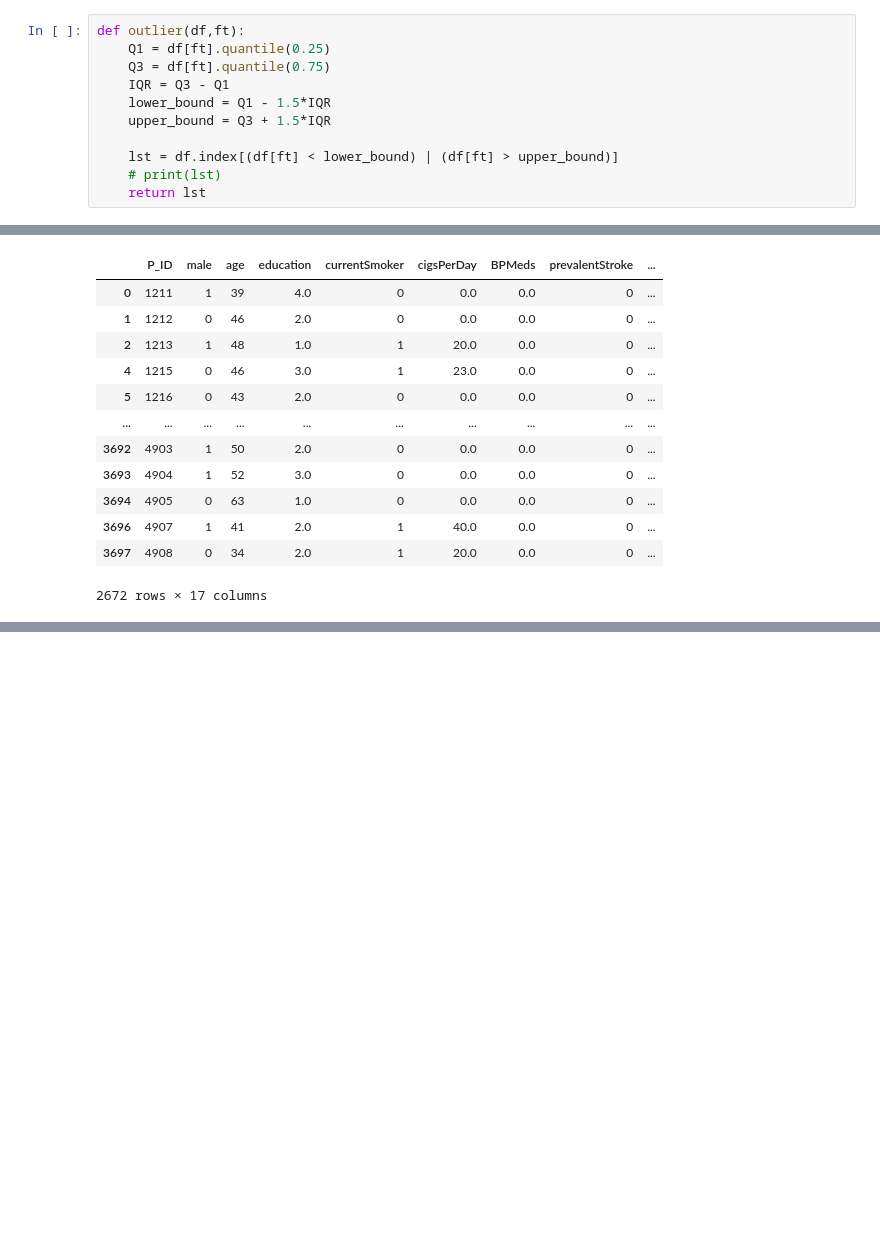
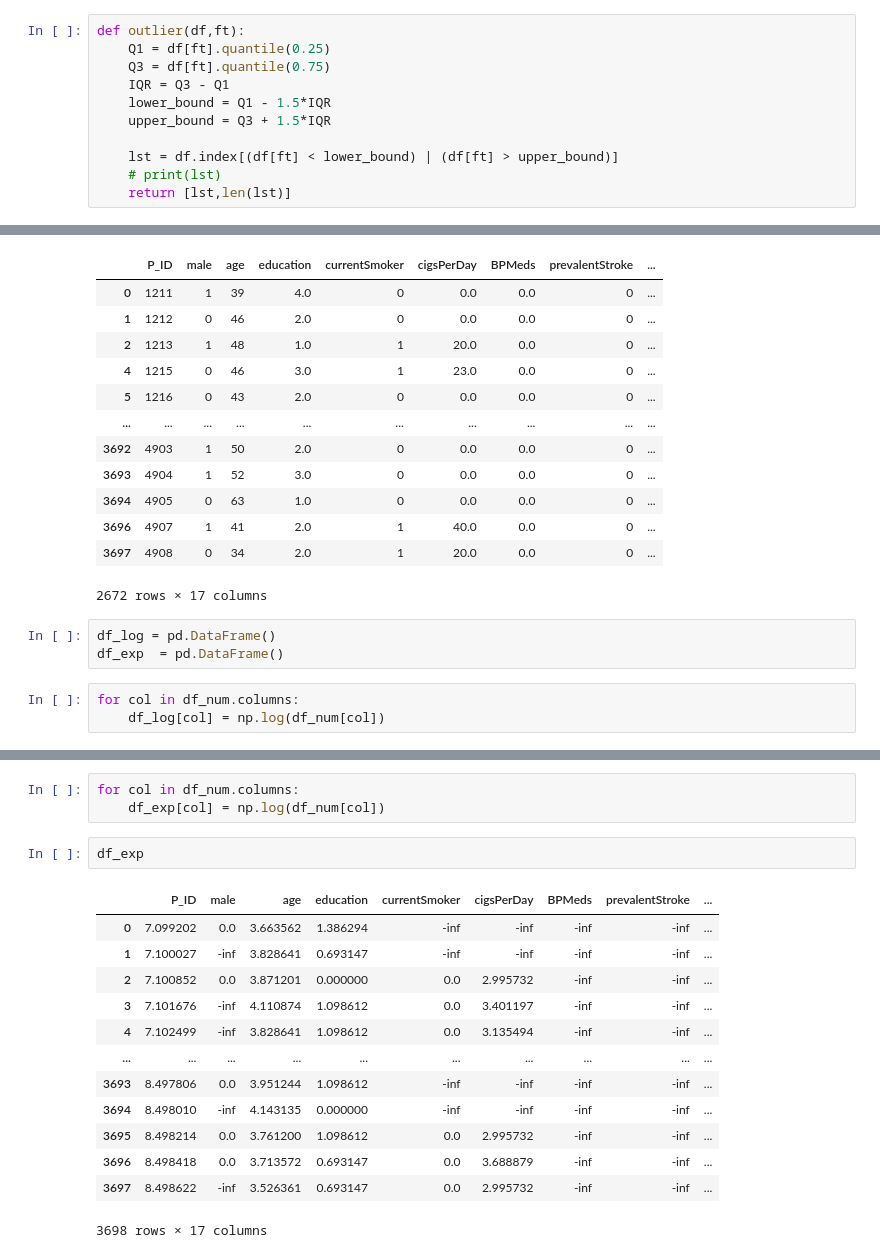
Before and after one commit to Nitin-Diwakar/Case-Study-Data-scientist-Challenge_dataset_Persistent_Non_Persistent, a Jupyter notebook: Untitled.ipynb, the cells around one changed output, grey strips where cells are left out. Drawn from its saved outputs; the diff is of its cells as text; blank space fills up the shorter version.

```diff
--- a/Untitled.ipynb
+++ b/Untitled.ipynb
@@ -175,7 +175,7 @@ def outlier(df,ft):
 
     lst = df.index[(df[ft] < lower_bound) | (df[ft] > upper_bound)]
     # print(lst)
-    return lst
+    return [lst,len(lst)]
 # %%
 indx_lst = []
 for col in df_num.columns:
@@ -223,3 +225,9 @@ df_treatment
 | 3696 | 4907 | 1 | 41 | 2.0 | 1 | 40.0 | 0.0 | 0 | ... |
 | 3697 | 4908 | 0 | 34 | 2.0 | 1 | 20.0 | 0.0 | 0 | ... |
 2672 rows × 17 columns
+# %%
+df_log = pd.DataFrame()
+df_exp  = pd.DataFrame()
+# %%
+for col in df_num.columns:
+    df_log[col] = np.log(df_num[col])
@@ -225,0 +243,19 @@ df_treatment
+# %%
+for col in df_num.columns:
+    df_exp[col] = np.log(df_num[col])
+# %%
+df_exp
+# %% [output]
+|  | P_ID | male | age | education | currentSmoker | cigsPerDay | BPMeds | prevalentStroke | ... |
+| 0 | 7.099202 | 0.0 | 3.663562 | 1.386294 | -inf | -inf | -inf | -inf | ... |
+| 1 | 7.100027 | -inf | 3.828641 | 0.693147 | -inf | -inf | -inf | -inf | ... |
+| 2 | 7.100852 | 0.0 | 3.871201 | 0.000000 | 0.0 | 2.995732 | -inf | -inf | ... |
+| 3 | 7.101676 | -inf | 4.110874 | 1.098612 | 0.0 | 3.401197 | -inf | -inf | ... |
+| 4 | 7.102499 | -inf | 3.828641 | 1.098612 | 0.0 | 3.135494 | -inf | -inf | ... |
+| ... | ... | ... | ... | ... | ... | ... | ... | ... | ... |
+| 3693 | 8.497806 | 0.0 | 3.951244 | 1.098612 | -inf | -inf | -inf | -inf | ... |
+| 3694 | 8.498010 | -inf | 4.143135 | 0.000000 | -inf | -inf | -inf | -inf | ... |
+| 3695 | 8.498214 | 0.0 | 3.761200 | 1.098612 | 0.0 | 2.995732 | -inf | -inf | ... |
+| 3696 | 8.498418 | 0.0 | 3.713572 | 0.693147 | 0.0 | 3.688879 | -inf | -inf | ... |
+| 3697 | 8.498622 | -inf | 3.526361 | 0.693147 | 0.0 | 2.995732 | -inf | -inf | ... |
+3698 rows × 17 columns
```
Also changed, not shown: parts of 3 cells of this notebook.
